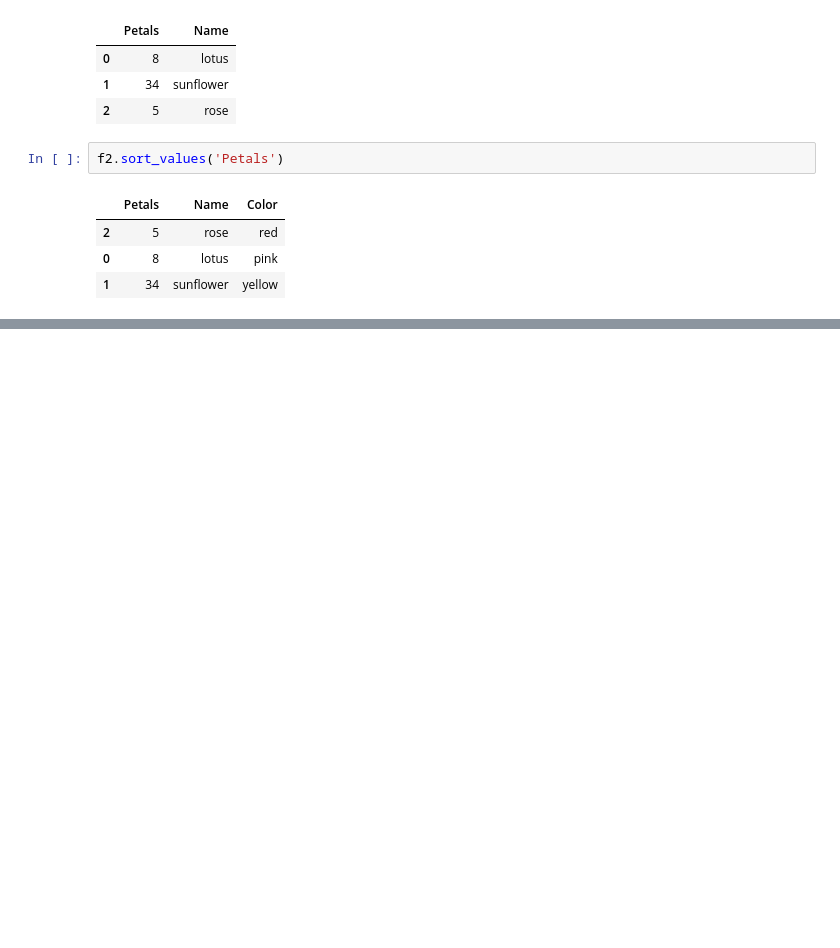
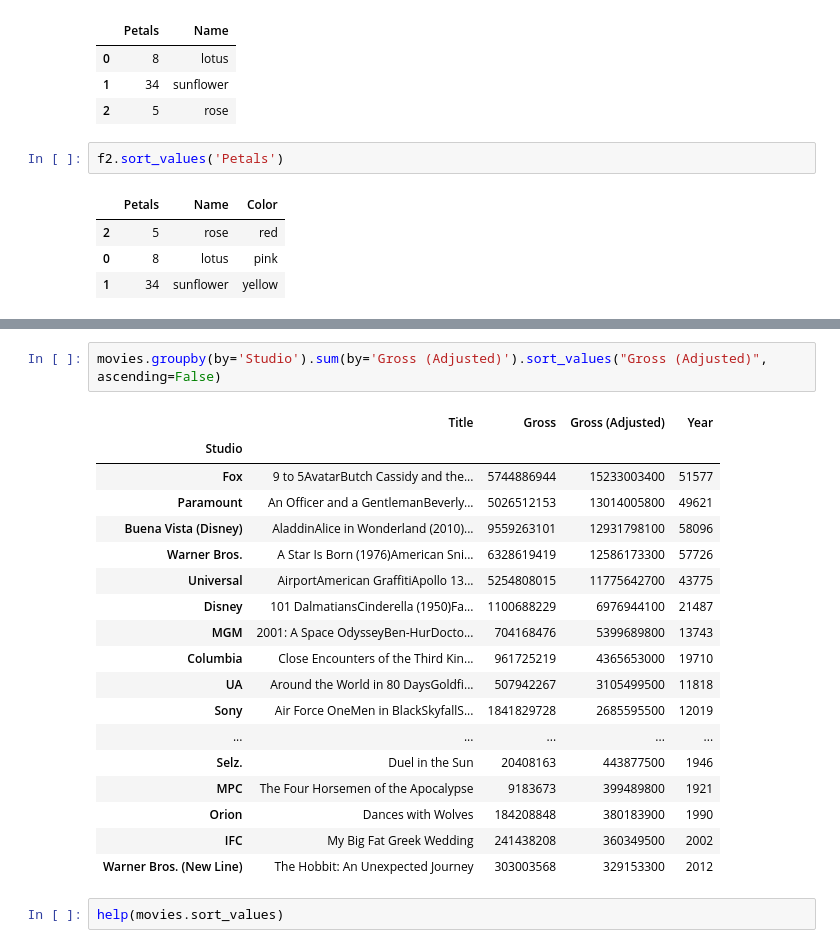
Before and after one commit to SYYoung/Berkeley, a Jupyter notebook: Computational thinking with Python/Week 1/Note1.ipynb, the cells around one changed output, grey strips where cells are left out. Cells and saved outputs as stored; diff of their text form; blank space fills up the shorter version.

```diff
--- a/Computational thinking with Python/Week 1/Note1.ipynb
+++ b/Computational thinking with Python/Week 1/Note1.ipynb
@@ -145,0 +209,23 @@ f2.sort_values('Petals')
+# %%
+movies.groupby(by='Studio').sum(by='Gross (Adjusted)').sort_values("Gross (Adjusted)", ascending=False)
+# %% [output]
+|  | Title | Gross | Gross (Adjusted) | Year |
+| Studio |  |  |  |  |
+| Fox | 9 to 5AvatarButch Cassidy and the... | 5744886944 | 15233003400 | 51577 |
+| Paramount | An Officer and a GentlemanBeverly... | 5026512153 | 13014005800 | 49621 |
+| Buena Vista (Disney) | AladdinAlice in Wonderland (2010)... | 9559263101 | 12931798100 | 58096 |
+| Warner Bros. | A Star Is Born (1976)American Sni... | 6328619419 | 12586173300 | 57726 |
+| Universal | AirportAmerican GraffitiApollo 13... | 5254808015 | 11775642700 | 43775 |
+| Disney | 101 DalmatiansCinderella (1950)Fa... | 1100688229 | 6976944100 | 21487 |
+| MGM | 2001: A Space OdysseyBen-HurDocto... | 704168476 | 5399689800 | 13743 |
+| Columbia | Close Encounters of the Third Kin... | 961725219 | 4365653000 | 19710 |
+| UA | Around the World in 80 DaysGoldfi... | 507942267 | 3105499500 | 11818 |
+| Sony | Air Force OneMen in BlackSkyfallS... | 1841829728 | 2685595500 | 12019 |
+| ... | ... | ... | ... | ... |
+| Selz. | Duel in the Sun | 20408163 | 443877500 | 1946 |
+| MPC | The Four Horsemen of the Apocalypse | 9183673 | 399489800 | 1921 |
+| Orion | Dances with Wolves | 184208848 | 380183900 | 1990 |
+| IFC | My Big Fat Greek Wedding | 241438208 | 360349500 | 2002 |
+| Warner Bros. (New Line) | The Hobbit: An Unexpected Journey | 303003568 | 329153300 | 2012 |
+# %%
+help(movies.sort_values)
```
Also changed, not shown: parts of 7 cells of this notebook.
